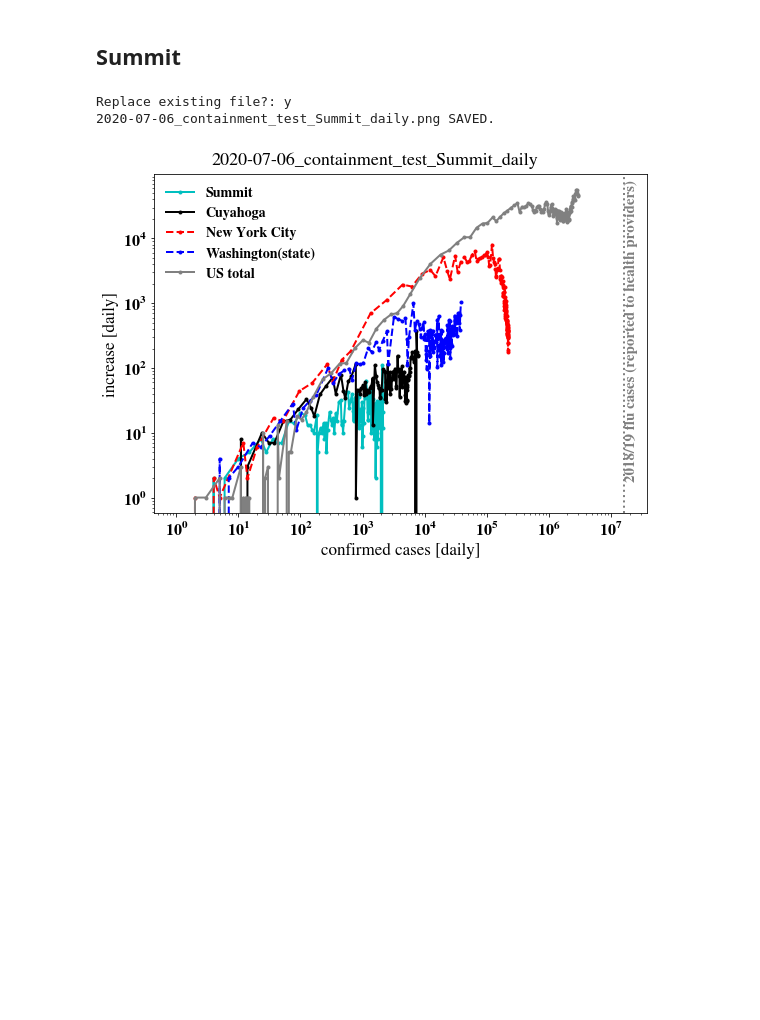
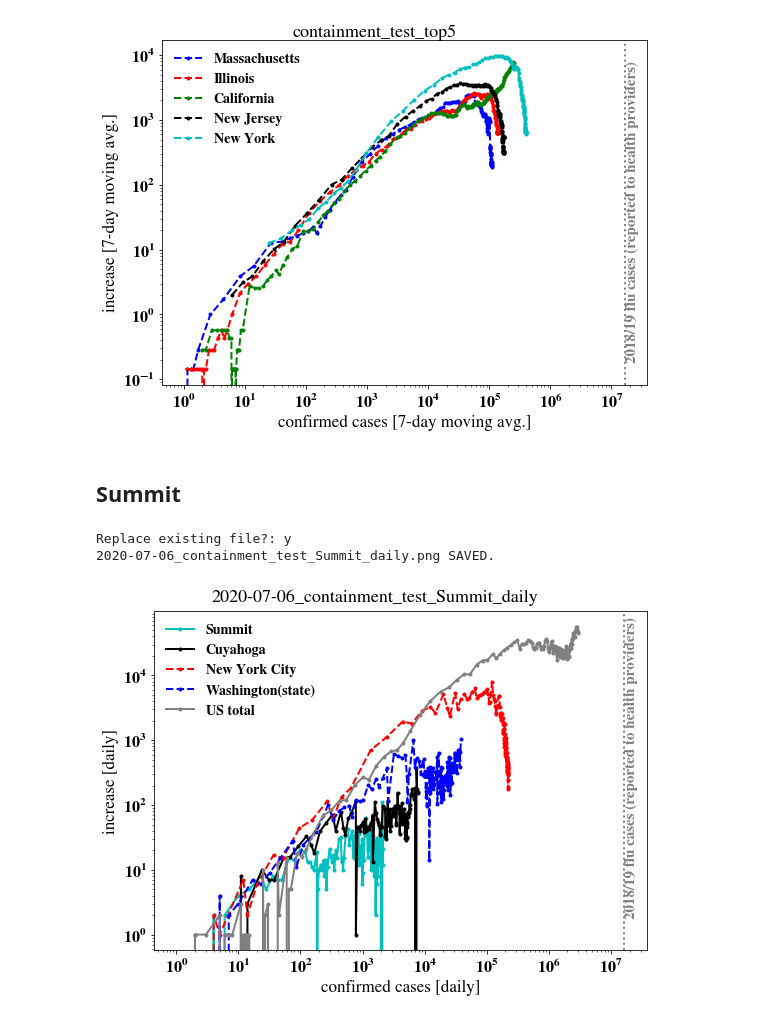
Before and after one commit to cpnHere/covid-19-data, a Jupyter notebook: my_work/desk.ipynb, the cells around one changed output. Saved outputs shown, nothing was run; the diff lists cells and outputs as text; code cells hidden in the pictures; blank space fills up the shorter version.

Commit message:
Top5 states containment test. 'state' label removed from all the other states except Washington.

```diff
--- a/my_work/desk.ipynb
+++ b/my_work/desk.ipynb
@@ -14,3 +22,20 @@ our_sur ={'Harford':24025,'Baltimore city':24510,	'Carroll':24013,'Howard':24027
+# %%
+top5 = data.groupby("state").cases.sum().sort_values().keys()[-5:]
+fig4,ax4 = plt.subplots(figsize=(8,6))
+fig4_ttl = "containment_test_top5"
+clrs=['b','r','g','k','c']
+for sts in np.arange(top5.size):
+    confirmed_cases_vs_increase_state(data_st,top5[sts],fig4,ax4,clr=clrs[sts],lns='.--',moving_window=7)
+ax4.axvline(16.5e6,ls=':',color='grey')
+ax4.annotate('2018/19 flu cases (reported to health providers)',xy=(17e6,0.2),color='grey',rotation=90)
+ax4.set_xlabel('confirmed cases [7-day moving avg.]')
+ax4.set_ylabel('increase [7-day moving avg.]')
+ax4.legend()
+fig4.suptitle(fig4_ttl)
+fig4.tight_layout(rect=[0,0,1,0.98])
+fig4.show()
+# %% [output]
+[figure, added]
 # %% [markdown]
 ## Summit
 # %%
```
Also changed, not shown: parts of 4 cells of this notebook, 1 other file.
